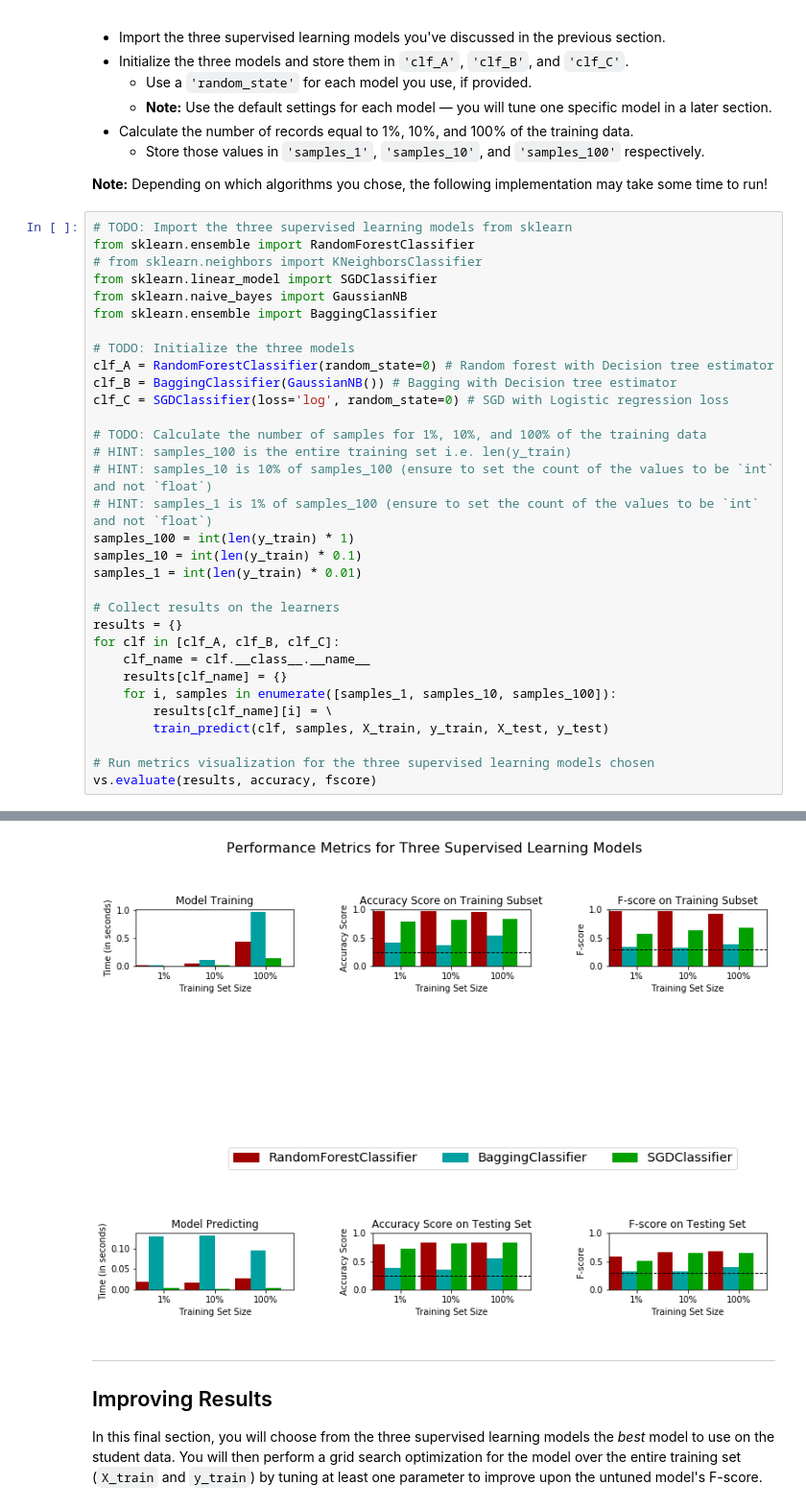
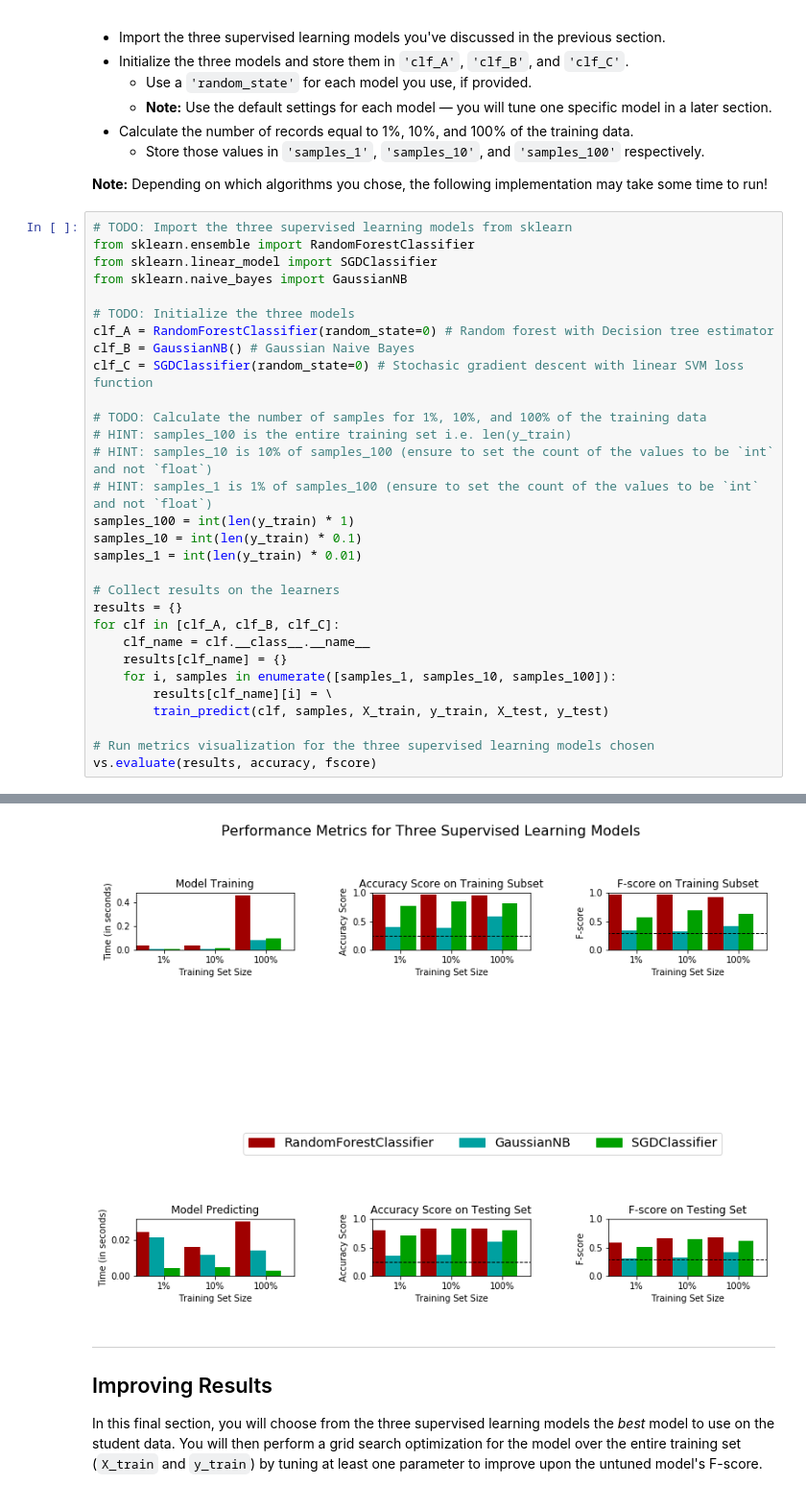
Before and after one commit to keertyverma/udacity-dse-nanodegree-projects, a Jupyter notebook: finding_donors/finding_donors.ipynb, the cells around one changed output, grey strips where cells are left out. Shown: that part at 96% size. Saved outputs shown, nothing was run; the diff lists cells and outputs as text.

```diff
--- a/finding_donors/finding_donors.ipynb
+++ b/finding_donors/finding_donors.ipynb
@@ -389,15 +428,13 @@ In the code cell, you will need to implement the following:
 # %%
 # TODO: Import the three supervised learning models from sklearn
 from sklearn.ensemble import RandomForestClassifier
-# from sklearn.neighbors import KNeighborsClassifier
 from sklearn.linear_model import SGDClassifier
 from sklearn.naive_bayes import GaussianNB
-from sklearn.ensemble import BaggingClassifier
 
 # TODO: Initialize the three models
 clf_A = RandomForestClassifier(random_state=0) # Random forest with Decision tree estimator
-clf_B = BaggingClassifier(GaussianNB()) # Bagging with Decision tree estimator
-clf_C = SGDClassifier(loss='log', random_state=0) # SGD with Logistic regression loss
+clf_B = GaussianNB() # Gaussian Naive Bayes
+clf_C = SGDClassifier(random_state=0) # Stochasic gradient descent with linear SVM loss function
 
 # TODO: Calculate the number of samples for 1%, 10%, and 100% of the training data
 # HINT: samples_100 is the entire training set i.e. len(y_train)
@@ -428,7 +465,7 @@ BaggingClassifier trained on 36177 samples.
 SGDClassifier trained on 361 samples.
 SGDClassifier trained on 3617 samples.
 SGDClassifier trained on 36177 samples.
-[figure, old version]
+[figure, new version]
 # %% [markdown]
 ----
 ## Improving Results
```
Also changed, not shown: parts of 19 cells of this notebook, 2 other files.
